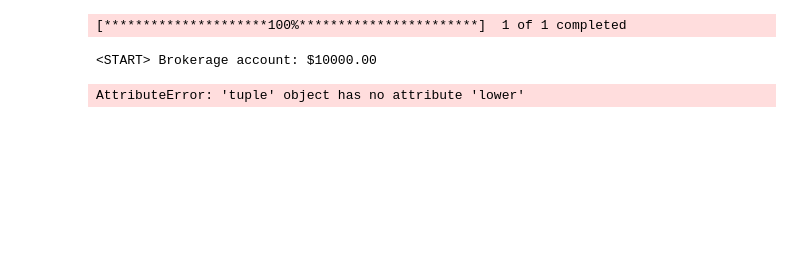
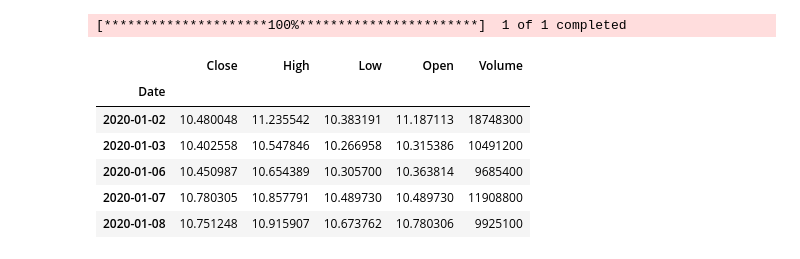
Before and after one commit to vuanhhuyhlqn/stock_predict_trade, a Jupyter notebook: test.ipynb, the cells around one changed output. Cells and saved outputs as stored; diff of their text form; code cells hidden in the pictures; blank space fills up the shorter version.

```diff
--- a/test.ipynb
+++ b/test.ipynb
@@ -1,65 +0,0 @@
-# %%
-import backtrader as bt
-import yfinance as yf
-
-class MAstrategy(bt.Strategy):
-	# when initializing the instance, create a 100-day MA indicator using the closing price
-	def __init__(self):
-		self.ma = bt.indicators.SimpleMovingAverage(self.data.close, period=100)
-		self.order = None
-
-	def next(self):
-		if self.order:
-			return
-		if not self.position: # check if you already have a position in the market
-			if (self.data.close[0] > self.ma[0]) & (self.data.close[-1] < self.ma[-1]):
-				self.log('Buy Create, %.2f' % self.data.close[0])
-				self.order = self.buy(size=10) # buy when closing price today crosses above MA.
-			if (self.data.close[0] < self.ma[0]) & (self.data.close[-1] > self.ma[-1]):
-				self.log('Sell Create, %.2f' % self.data.close[0])
-				self.order = self.sell(size=10)  # sell when closing price today below MA
-		else:
-		# This means you are in a position, and hence you need to define exit strategy here.
-			if len(self) >= (self.bar_executed + 4):
-				self.log('Position Closed, %.2f' % self.data.close[0])
-				self.order = self.close()
-
-	# outputting information
-	def log(self, txt):
-		dt=self.datas[0].datetime.date(0)
-		print('%s, %s' % (dt.isoformat(), txt))
-
-	def notify_order(self, order):
-		if order.status == order.Completed:
-			if order.isbuy():
-				self.log(
-				"Executed BUY (Price: %.2f, Value: %.2f, Commission %.2f)" %
-				(order.executed.price, order.executed.value, order.executed.comm))
-			else:
-				self.log(
-				"Executed SELL (Price: %.2f, Value: %.2f, Commission %.2f)" %
-				(order.executed.price, order.executed.value, order.executed.comm))
-			self.bar_executed = len(self)
-		elif order.status in [order.Canceled, order.Margin, order.Rejected]:
-			self.log("Order was canceled/margin/rejected")
-		self.order = None
-
-if __name__ == '__main__':
-	# Create a cerebro instance, add our strategy, some starting cash at broker and a 0.1% broker commission
-	cerebro = bt.Cerebro()
-	cerebro.addstrategy(MAstrategy)
-	cerebro.broker.setcash(10000)
-	cerebro.broker.setcommission(commission=0.001)
-	data = bt.feeds.PandasData(dataname=yf.download("AAPL", "2016-6-25", "2021-6-25", multi_level_index=False))
-	cerebro.adddata(data)
-
-	print('<START> Brokerage account: $%.2f' % cerebro.broker.getvalue())
-	cerebro.run()
-	print('<FINISH> Brokerage account: $%.2f' % cerebro.broker.getvalue())
-	%matplotlib inline
-	# Plot the strategy
-	cerebro.plot(style='candlestick',loc='grey', grid=False) #You can leave inside the paranthesis empty
-# %% [output]
-[*********************100%***********************]  1 of 1 completed
-<START> Brokerage account: $10000.00
-AttributeError: 'tuple' object has no attribute 'lower'
@@ -65,0 +7,12 @@ AttributeError: 'tuple' object has no attribute 'lower'
+# %%
+df = yf.download('X', start='2020-01-01',multi_level_index=False)
+df.head()
+# %% [output]
+[*********************100%***********************]  1 of 1 completed
+|  | Close | High | Low | Open | Volume |
+| Date |  |  |  |  |  |
+| 2020-01-02 | 10.480048 | 11.235542 | 10.383191 | 11.187113 | 18748300 |
+| 2020-01-03 | 10.402558 | 10.547846 | 10.266958 | 10.315386 | 10491200 |
+| 2020-01-06 | 10.450987 | 10.654389 | 10.305700 | 10.363814 | 9685400 |
+| 2020-01-07 | 10.780305 | 10.857791 | 10.489730 | 10.489730 | 11908800 |
+| 2020-01-08 | 10.751248 | 10.915907 | 10.673762 | 10.780306 | 9925100 |
```
Also changed, not shown: parts of 8 cells of this notebook, 1 other file.
